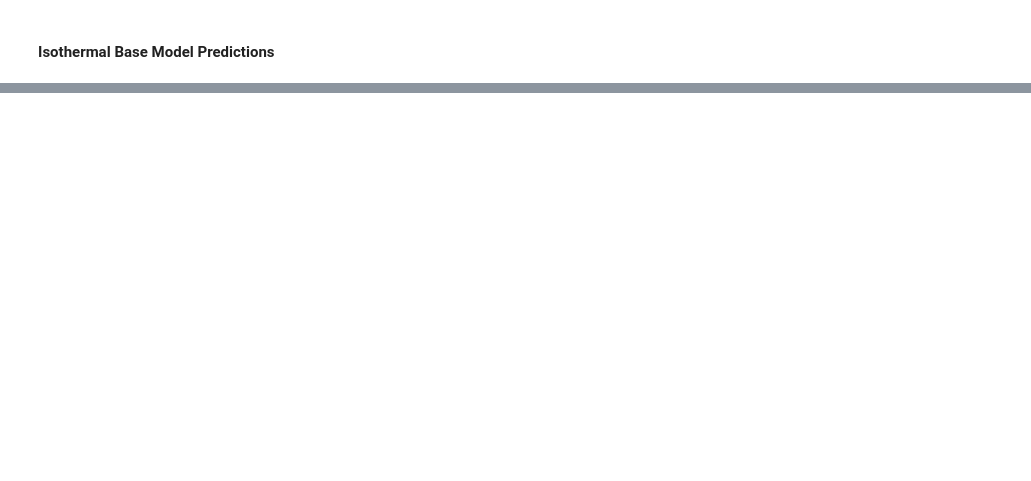
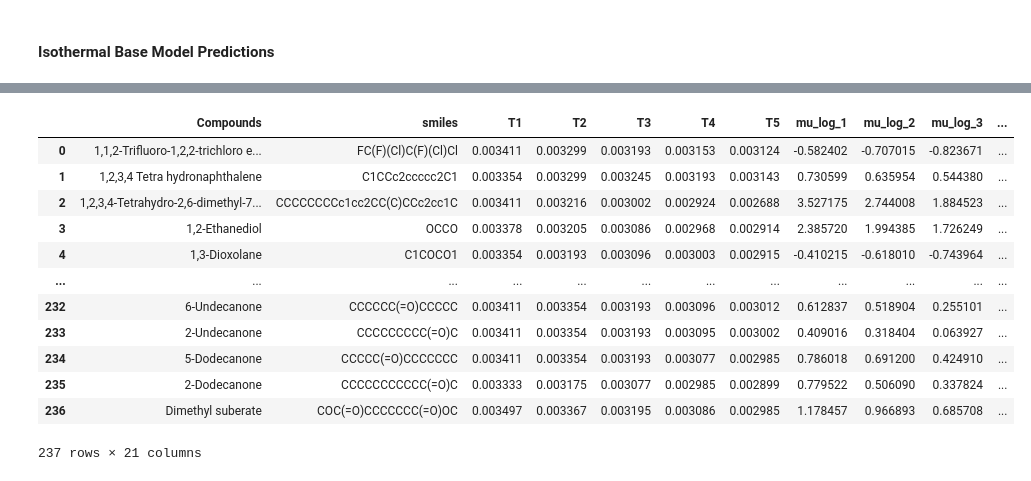
Before and after one commit to AI4ChemS/thermoML, a Jupyter notebook: demo/predictions.ipynb, the cells around one changed output, grey strips where cells are left out. Drawn from its saved outputs; the diff is of its cells as text; code cells hidden in the pictures; blank space fills up the shorter version.

```diff
--- a/demo/predictions.ipynb
+++ b/demo/predictions.ipynb
@@ -48,0 +94,16 @@ y_pred_base_avg_temp_all_singleT, y_pred_base_std_temp_all_singleT, y_pred_base_
+# %%
+output
+# %% [output]
+|  | Compounds | smiles | T1 | T2 | T3 | T4 | T5 | mu_log_1 | mu_log_2 | mu_log_3 | ... |
+| 0 | 1,1,2-Trifluoro-1,2,2-trichloro e... | FC(F)(Cl)C(F)(Cl)Cl | 0.003411 | 0.003299 | 0.003193 | 0.003153 | 0.003124 | -0.582402 | -0.707015 | -0.823671 | ... |
+| 1 | 1,2,3,4 Tetra hydronaphthalene | C1CCc2ccccc2C1 | 0.003354 | 0.003299 | 0.003245 | 0.003193 | 0.003143 | 0.730599 | 0.635954 | 0.544380 | ... |
+| 2 | 1,2,3,4-Tetrahydro-2,6-dimethyl-7... | CCCCCCCCc1cc2CC(C)CCc2cc1C | 0.003411 | 0.003216 | 0.003002 | 0.002924 | 0.002688 | 3.527175 | 2.744008 | 1.884523 | ... |
+| 3 | 1,2-Ethanediol | OCCO | 0.003378 | 0.003205 | 0.003086 | 0.002968 | 0.002914 | 2.385720 | 1.994385 | 1.726249 | ... |
+| 4 | 1,3-Dioxolane | C1COCO1 | 0.003354 | 0.003193 | 0.003096 | 0.003003 | 0.002915 | -0.410215 | -0.618010 | -0.743964 | ... |
+| ... | ... | ... | ... | ... | ... | ... | ... | ... | ... | ... | ... |
+| 232 | 6-Undecanone | CCCCCC(=O)CCCCC | 0.003411 | 0.003354 | 0.003193 | 0.003096 | 0.003012 | 0.612837 | 0.518904 | 0.255101 | ... |
+| 233 | 2-Undecanone | CCCCCCCCC(=O)C | 0.003411 | 0.003354 | 0.003193 | 0.003095 | 0.003002 | 0.409016 | 0.318404 | 0.063927 | ... |
+| 234 | 5-Dodecanone | CCCCC(=O)CCCCCCC | 0.003411 | 0.003354 | 0.003193 | 0.003077 | 0.002985 | 0.786018 | 0.691200 | 0.424910 | ... |
+| 235 | 2-Dodecanone | CCCCCCCCCCC(=O)C | 0.003333 | 0.003175 | 0.003077 | 0.002985 | 0.002899 | 0.779522 | 0.506090 | 0.337824 | ... |
+| 236 | Dimethyl suberate | COC(=O)CCCCCCC(=O)OC | 0.003497 | 0.003367 | 0.003195 | 0.003086 | 0.002985 | 1.178457 | 0.966893 | 0.685708 | ... |
+237 rows × 21 columns
```
Also changed, not shown: parts of 4 cells of this notebook, 25 other files.
